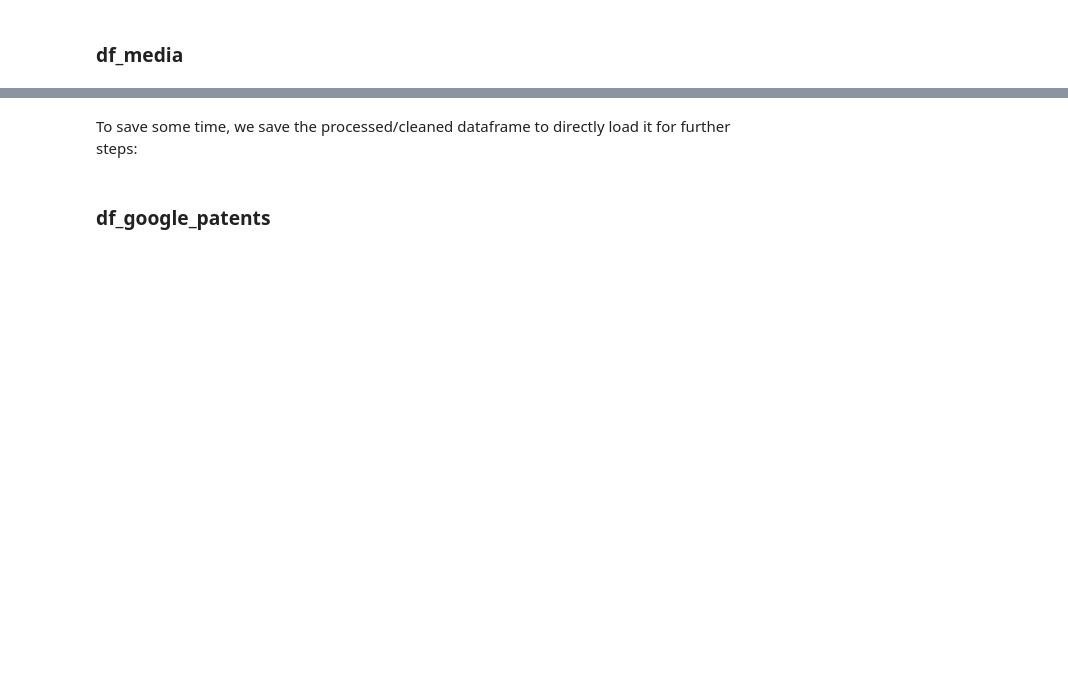
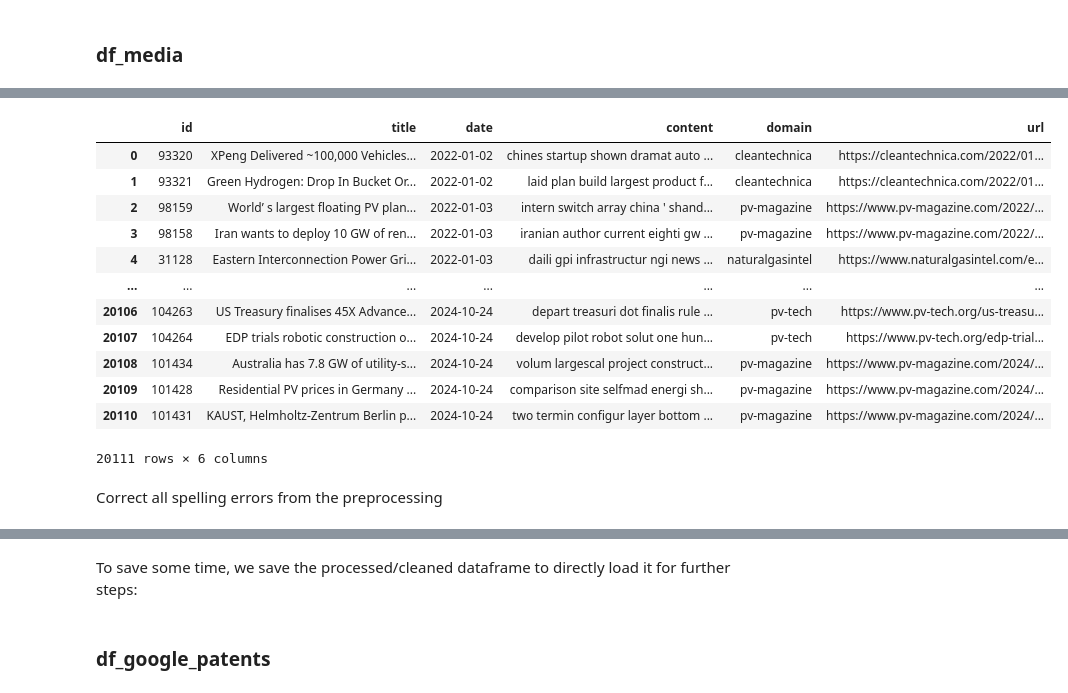
Before and after one commit to cmimholz/computational-language-technology-project, a Jupyter notebook: notebooks/stage1.ipynb, the cells around one changed output, grey strips where cells are left out. Cells and saved outputs as stored; diff of their text form; code cells hidden in the pictures; blank space fills up the shorter version.

```diff
--- a/notebooks/stage1.ipynb
+++ b/notebooks/stage1.ipynb
@@ -326,0 +541,40 @@ df_media_processed
+# %%
+data_folder = Path("/content/drive/MyDrive/computational-language-technology-project")
+media_preprocessed_path = data_folder / "cleaned_data/media_dataset_pre-cleaned.csv"
+# %%
+df_media_processed = pd.read_csv(media_preprocessed_path, header = 0)
+# %%
+# lower casing
+df_media_processed['content'] = df_media_processed['content'].apply(lambda x: x.lower())
+
+# Call all removals
+df_media_processed['content'] = df_media_processed['content'].map(remove_emails)
+df_media_processed['content'] = df_media_processed['content'].map(remove_dates)
+df_media_processed['content'] = df_media_processed['content'].map(remove_html)
+df_media_processed['content'] = df_media_processed['content'].map(remove_tags_mentions)
+df_media_processed['content'] = df_media_processed['content'].map(remove_punctuation)
+df_media_processed['content'] = df_media_processed['content'].map(remove_stopwords)
+df_media_processed['content'] = df_media_processed['content'].map(remove_whitespaces)
+df_media_processed['content'] = df_media_processed['content'].map(remove_fw)
+df_media_processed['content'] = df_media_processed['content'].map(remove_rw)
+df_media_processed['content'] = df_media_processed['content'].map(nums_to_words)
+df_media_processed['content'] = df_media_processed['content'].map(stem_words)
+df_media_processed['content'] = df_media_processed['content'].map(accented_to_ascii)
+
+df_media_processed
+# %% [output]
+|  | id | title | date | content | domain | url |
+| 0 | 93320 | XPeng Delivered ~100,000 Vehicles... | 2022-01-02 | chines startup shown dramat auto ... | cleantechnica | https://cleantechnica.com/2022/01... |
+| 1 | 93321 | Green Hydrogen: Drop In Bucket Or... | 2022-01-02 | laid plan build largest product f... | cleantechnica | https://cleantechnica.com/2022/01... |
+| 2 | 98159 | World’ s largest floating PV plan... | 2022-01-03 | intern switch array china ' shand... | pv-magazine | https://www.pv-magazine.com/2022/... |
+| 3 | 98158 | Iran wants to deploy 10 GW of ren... | 2022-01-03 | iranian author current eighti gw ... | pv-magazine | https://www.pv-magazine.com/2022/... |
+| 4 | 31128 | Eastern Interconnection Power Gri... | 2022-01-03 | daili gpi infrastructur ngi news ... | naturalgasintel | https://www.naturalgasintel.com/e... |
+| ... | ... | ... | ... | ... | ... | ... |
+| 20106 | 104263 | US Treasury finalises 45X Advance... | 2024-10-24 | depart treasuri dot finalis rule ... | pv-tech | https://www.pv-tech.org/us-treasu... |
+| 20107 | 104264 | EDP trials robotic construction o... | 2024-10-24 | develop pilot robot solut one hun... | pv-tech | https://www.pv-tech.org/edp-trial... |
+| 20108 | 101434 | Australia has 7.8 GW of utility-s... | 2024-10-24 | volum largescal project construct... | pv-magazine | https://www.pv-magazine.com/2024/... |
+| 20109 | 101428 | Residential PV prices in Germany ... | 2024-10-24 | comparison site selfmad energi sh... | pv-magazine | https://www.pv-magazine.com/2024/... |
+| 20110 | 101431 | KAUST, Helmholtz-Zentrum Berlin p... | 2024-10-24 | two termin configur layer bottom ... | pv-magazine | https://www.pv-magazine.com/2024/... |
+20111 rows × 6 columns
+# %% [markdown]
+Correct all spelling errors from the preprocessing
```
Also changed, not shown: parts of 41 cells of this notebook, 4 other files.
